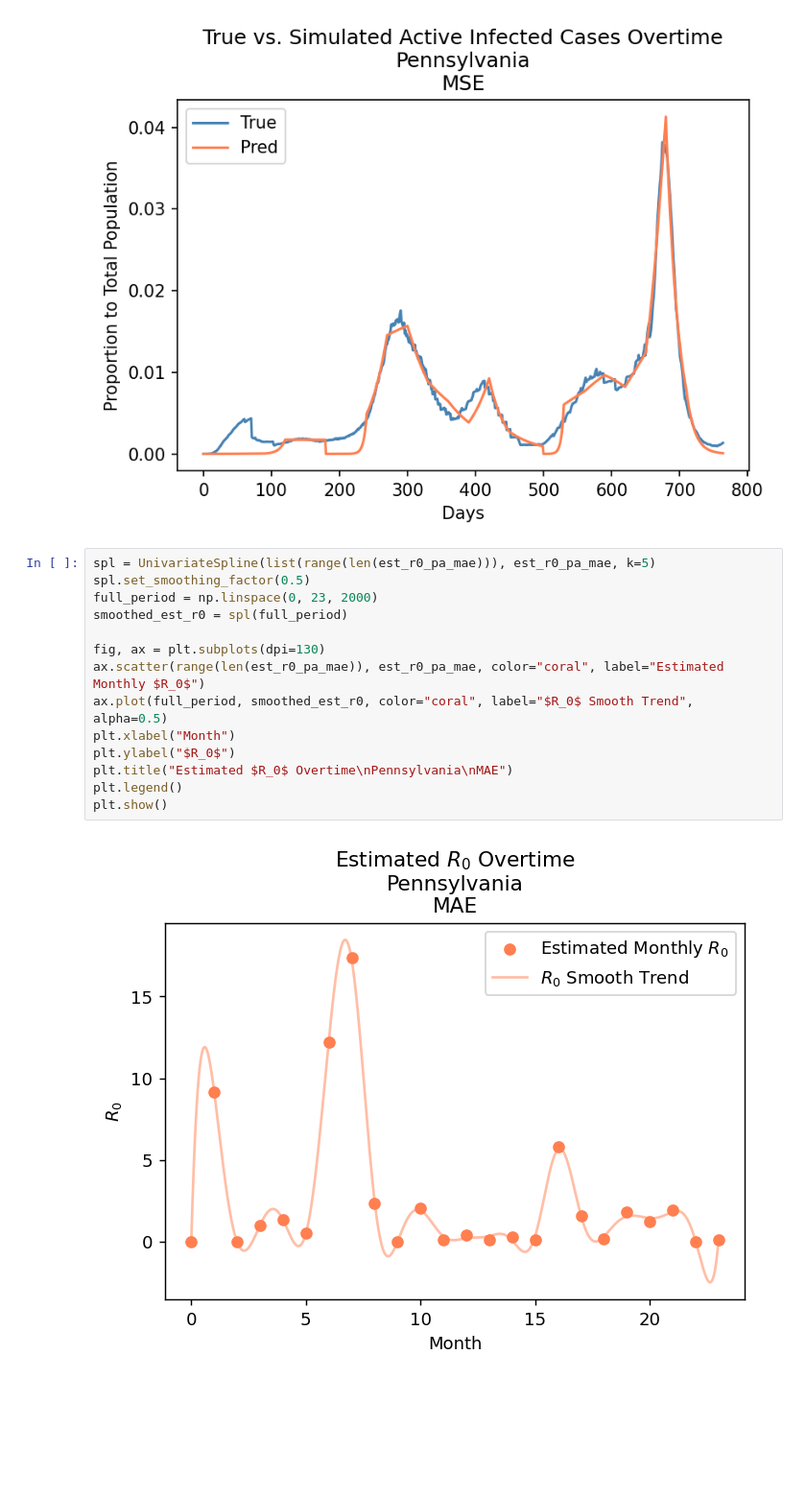
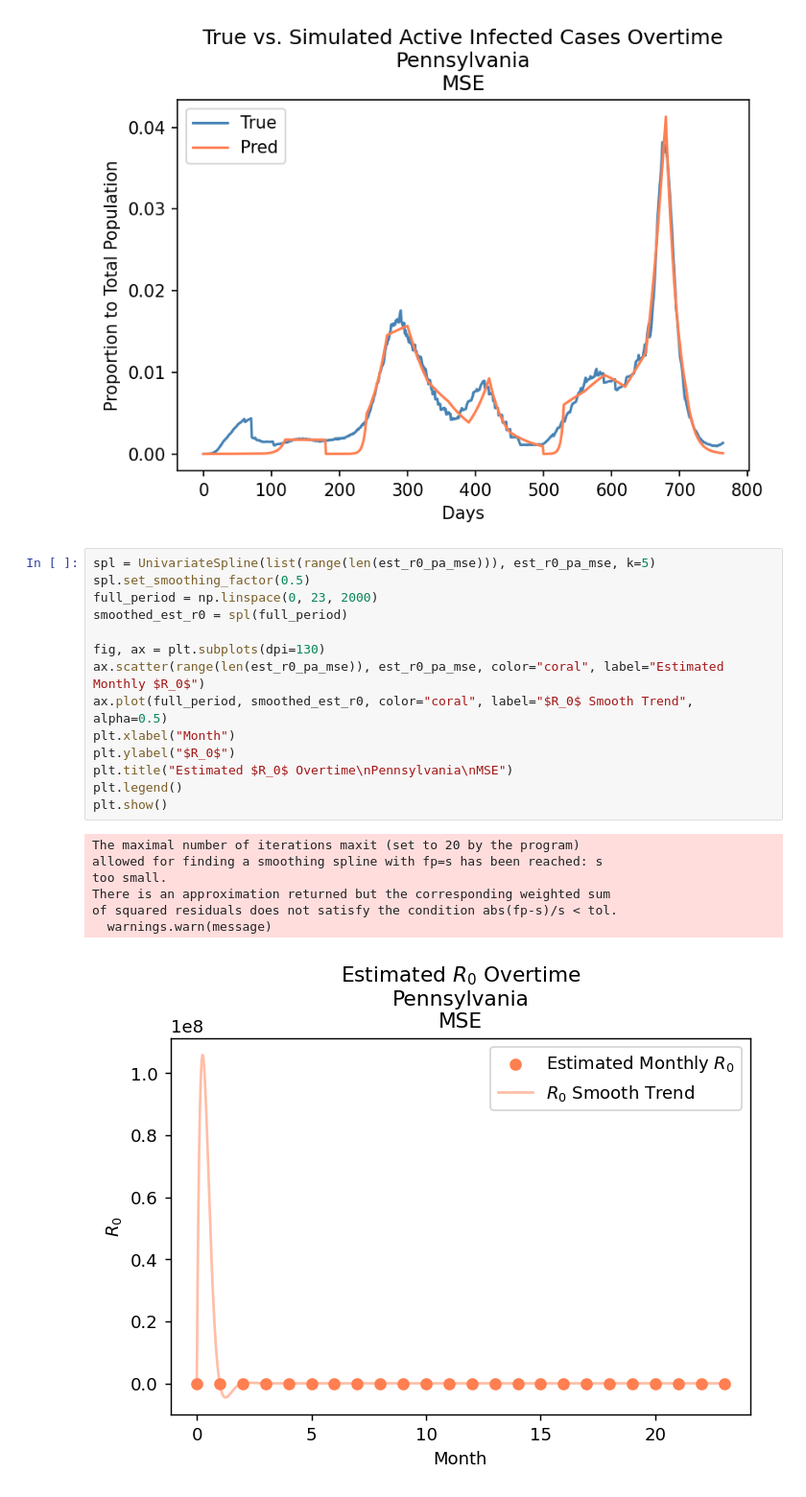
Before and after one commit to cywujeremy/dabp-pandemic-simulation, a Jupyter notebook: nbs/SIR_param_estimation.ipynb, the cells around one changed output. Shown at 96% size. Drawn from its saved outputs; the diff is of its cells as text; blank space fills up the shorter version.

```diff
--- a/nbs/SIR_param_estimation.ipynb
+++ b/nbs/SIR_param_estimation.ipynb
@@ -844,18 +845,24 @@ plt.show()
 # %% [output]
 [figure]
 # %%
-spl = UnivariateSpline(list(range(len(est_r0_pa_mae))), est_r0_pa_mae, k=5)
+spl = UnivariateSpline(list(range(len(est_r0_pa_mse))), est_r0_pa_mse, k=5)
 spl.set_smoothing_factor(0.5)
 full_period = np.linspace(0, 23, 2000)
 smoothed_est_r0 = spl(full_period)
 
 fig, ax = plt.subplots(dpi=130)
-ax.scatter(range(len(est_r0_pa_mae)), est_r0_pa_mae, color="coral", label="Estimated Monthly $R_0$")
+ax.scatter(range(len(est_r0_pa_mse)), est_r0_pa_mse, color="coral", label="Estimated Monthly $R_0$")
 ax.plot(full_period, smoothed_est_r0, color="coral", label="$R_0$ Smooth Trend", alpha=0.5)
 plt.xlabel("Month")
 plt.ylabel("$R_0$")
-plt.title("Estimated $R_0$ Overtime\nPennsylvania\nMAE")
+plt.title("Estimated $R_0$ Overtime\nPennsylvania\nMSE")
 plt.legend()
 plt.show()
 # %% [output]
+The maximal number of iterations maxit (set to 20 by the program)
+allowed for finding a smoothing spline with fp=s has been reached: s
+too small.
+There is an approximation returned but the corresponding weighted sum
+of squared residuals does not satisfy the condition abs(fp-s)/s < tol.
+  warnings.warn(message)
-[figure, old version]
+[figure, new version]
```
Also changed, not shown: parts of 16 cells of this notebook.
